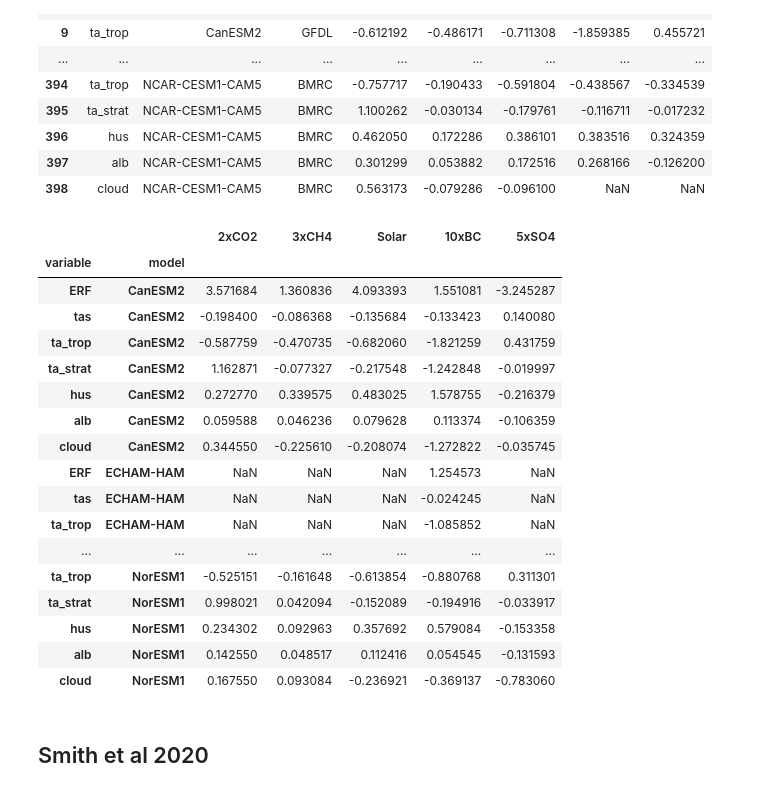
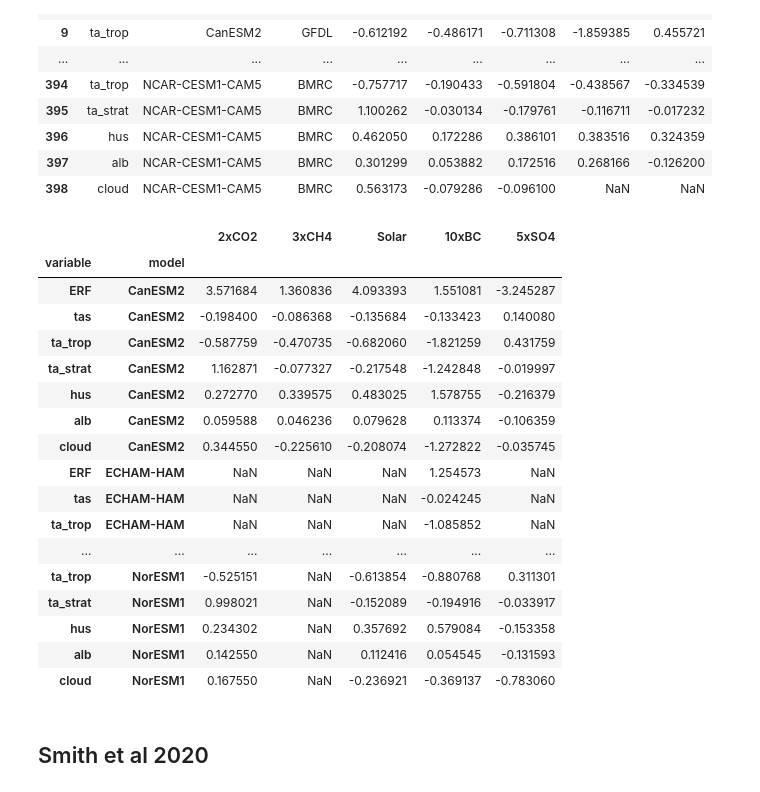
Before and after one commit to chrisroadmap/ar6, a Jupyter notebook: notebooks/270_chapter7_fig7.4.ipynb, the cells around one changed output. Saved outputs shown, nothing was run; the diff lists cells and outputs as text; code cells hidden in the pictures.

```diff
--- a/notebooks/270_chapter7_fig7.4.ipynb
+++ b/notebooks/270_chapter7_fig7.4.ipynb
@@ -105,7 +105,12 @@ for model in ['CanESM2', 'ECHAM-HAM', 'GISS-E2-R', 'HadGEM2', 'HadGEM3', 'IPSL-C
             (adjustments_smith18_df['model']==model) & (adjustments_smith18_df['variable']=='cloud') & (adjustments_smith18_df['kernel']==kernel),
         '5xSO4'] = np.nan
 
-adjustments_smith18_df#[adjustments_df['variable']=='cloud']#['5xSO4']
+# For AR6, remove methane where SW absorption not included.
+for model in models:
+    if model not in ['CanESM2', 'MIROC-SPRINTARS', 'MPI-ESM', 'NCAR-CESM1-CAM5']:
+        adjustments_smith18_df.loc[adjustments_smith18_df['model']==model, '3xCH4'] = np.nan
+
+adjustments_smith18_df
 # %% [output]
 |  | variable | model | kernel | 2xCO2 | 3xCH4 | Solar | 10xBC | 5xSO4 |
 | 0 | ERF | CanESM2 | HadGEM2 | 3.571683 | 1.360837 | 4.093394 | 1.551082 | -3.245286 |
@@ -127,32 +132,32 @@ adjustments_smith18_df#[adjustments_df['variable']=='cloud']#['5xSO4']
 # %%
 flux_data = []
 for model in models:
     for var in ['ERF', 'tas', 'ta_trop', 'ta_strat', 'hus', 'alb', 'cloud']:
         aco2, ach4, asol, abc, aso4 = adjustments_smith18_df.loc[(adjustments_smith18_df['model']==model) & (adjustments_smith18_df['variable']==var)].mean()
         flux_data.append([var, model, aco2, ach4, asol, abc, aso4])
 
-adjustments_df = pd.DataFrame(flux_data, columns=['variable','model','2xCO2','3xCH4','Solar','10xBC','5xSO4'])
-adjustments_df.set_index(['variable','model'], inplace=True)
-adjustments_df
+smith18_new_df = pd.DataFrame(flux_data, columns=['variable','model','2xCO2','3xCH4','Solar','10xBC','5xSO4'])
+smith18_new_df.set_index(['variable','model'], inplace=True)
+smith18_new_df
 # %% [output]
 |  |  | 2xCO2 | 3xCH4 | Solar | 10xBC | 5xSO4 |
 | variable | model |  |  |  |  |  |
 | ERF | CanESM2 | 3.571684 | 1.360836 | 4.093393 | 1.551081 | -3.245287 |
 | tas | CanESM2 | -0.198400 | -0.086368 | -0.135684 | -0.133423 | 0.140080 |
 | ta_trop | CanESM2 | -0.587759 | -0.470735 | -0.682060 | -1.821259 | 0.431759 |
 | ta_strat | CanESM2 | 1.162871 | -0.077327 | -0.217548 | -1.242848 | -0.019997 |
 | hus | CanESM2 | 0.272770 | 0.339575 | 0.483025 | 1.578755 | -0.216379 |
 | alb | CanESM2 | 0.059588 | 0.046236 | 0.079628 | 0.113374 | -0.106359 |
 | cloud | CanESM2 | 0.344550 | -0.225610 | -0.208074 | -1.272822 | -0.035745 |
 | ERF | ECHAM-HAM | NaN | NaN | NaN | 1.254573 | NaN |
 | tas | ECHAM-HAM | NaN | NaN | NaN | -0.024245 | NaN |
 | ta_trop | ECHAM-HAM | NaN | NaN | NaN | -1.085852 | NaN |
 | ... | ... | ... | ... | ... | ... | ... |
-| ta_trop | NorESM1 | -0.525151 | -0.161648 | -0.613854 | -0.880768 | 0.311301 |
-| ta_strat | NorESM1 | 0.998021 | 0.042094 | -0.152089 | -0.194916 | -0.033917 |
-| hus | NorESM1 | 0.234302 | 0.092963 | 0.357692 | 0.579084 | -0.153358 |
-| alb | NorESM1 | 0.142550 | 0.048517 | 0.112416 | 0.054545 | -0.131593 |
-| cloud | NorESM1 | 0.167550 | 0.093084 | -0.236921 | -0.369137 | -0.783060 |
+| ta_trop | NorESM1 | -0.525151 | NaN | -0.613854 | -0.880768 | 0.311301 |
+| ta_strat | NorESM1 | 0.998021 | NaN | -0.152089 | -0.194916 | -0.033917 |
+| hus | NorESM1 | 0.234302 | NaN | 0.357692 | 0.579084 | -0.153358 |
+| alb | NorESM1 | 0.142550 | NaN | 0.112416 | 0.054545 | -0.131593 |
+| cloud | NorESM1 | 0.167550 | NaN | -0.236921 | -0.369137 | -0.783060 |
 # %% [markdown]
 ## Smith et al 2020
 # %%
```
Also changed, not shown: parts of 12 cells of this notebook, 6 other files.
